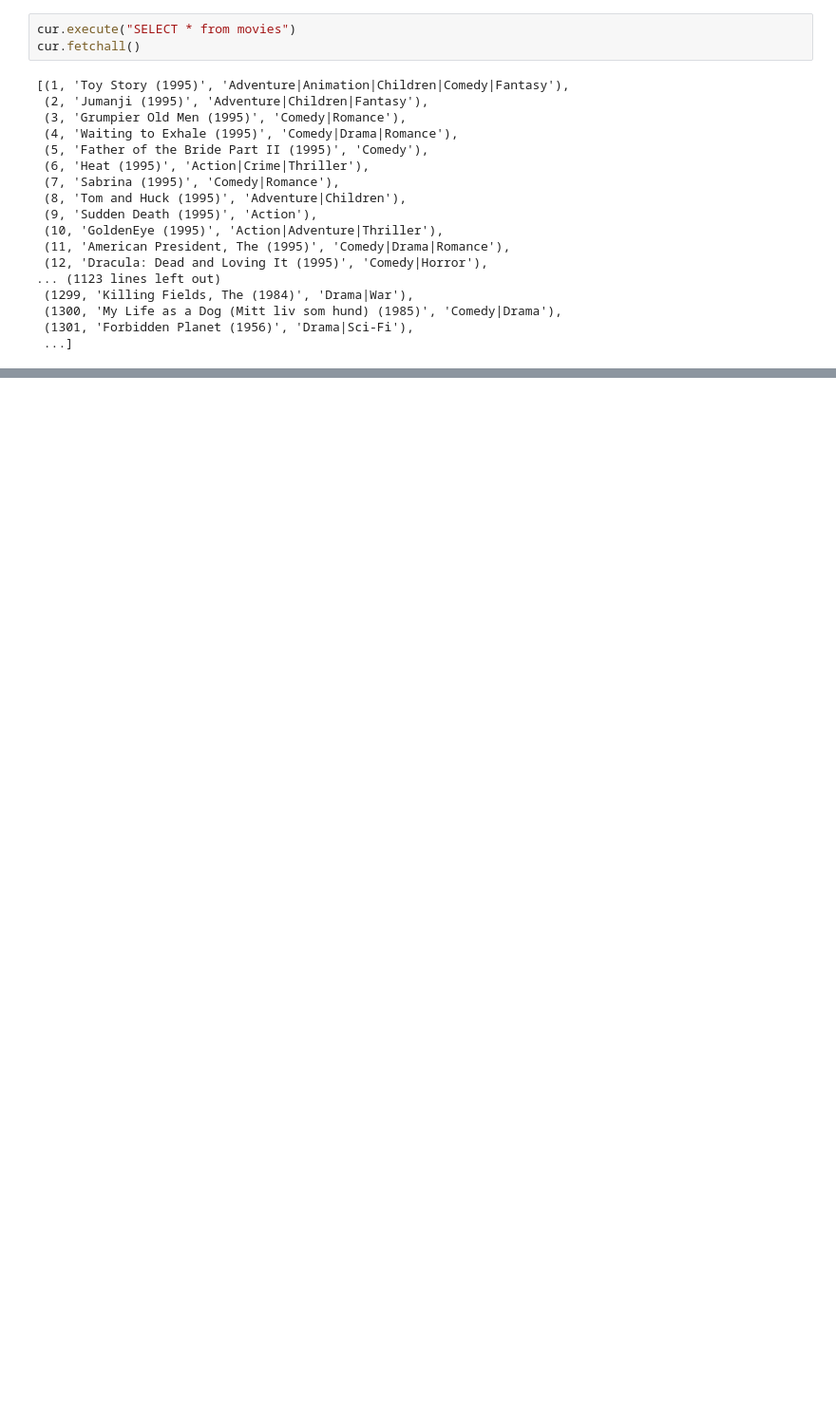
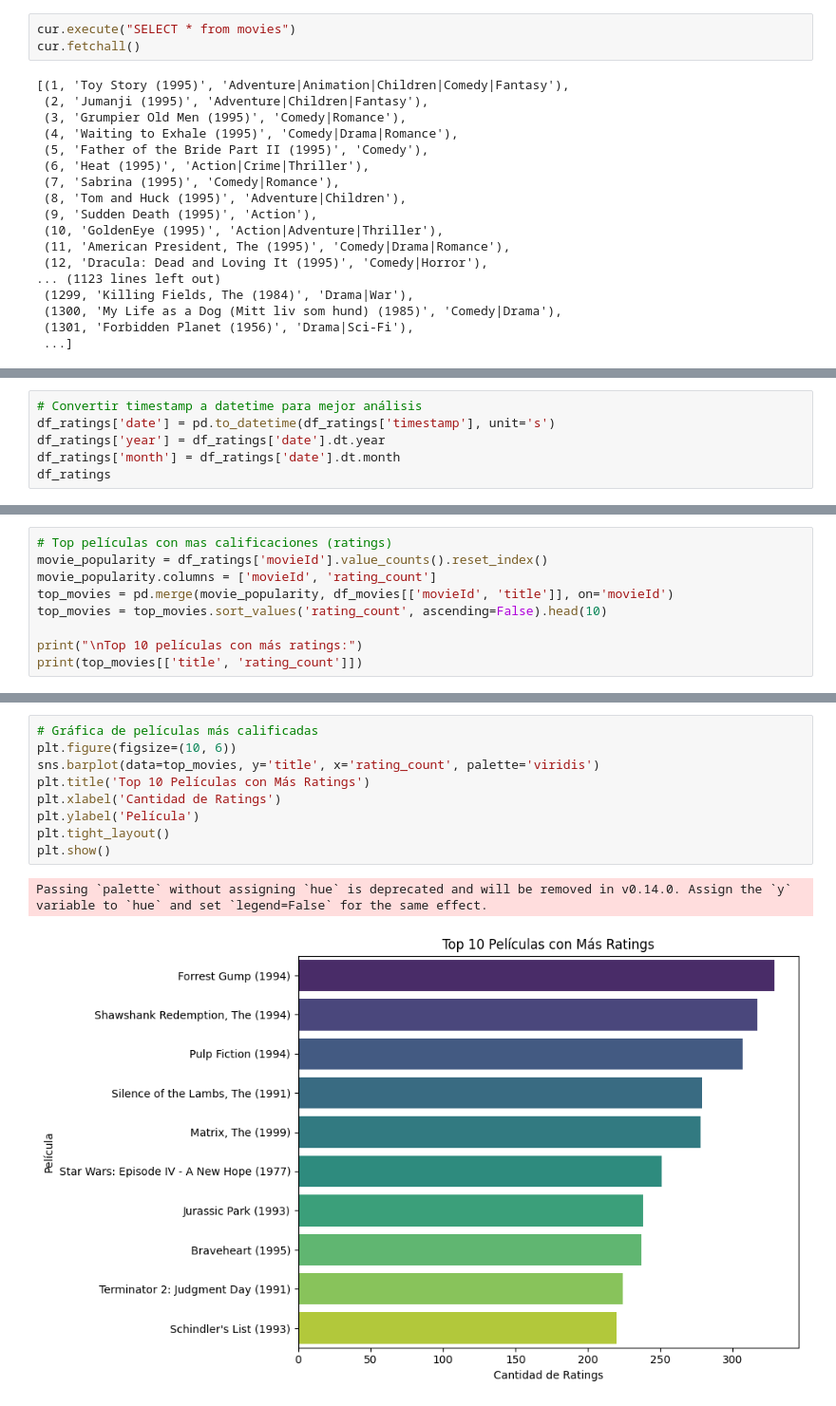
Before and after one commit to josedavidm12/sistemas_recomendacion, a Jupyter notebook: b_exploración_limpieza.ipynb, the cells around one changed output, grey strips where cells are left out. Shown: that part at 95% size. Saved outputs shown, nothing was run; the diff lists cells and outputs as text; blank space fills up the shorter version.

```diff
--- a/b_exploración_limpieza.ipynb
+++ b/b_exploración_limpieza.ipynb
@@ -217,0 +280,6 @@ dtype: int64
+# %%
+# Convertir timestamp a datetime para mejor análisis
+df_ratings['date'] = pd.to_datetime(df_ratings['timestamp'], unit='s')
+df_ratings['year'] = df_ratings['date'].dt.year
+df_ratings['month'] = df_ratings['date'].dt.month
+df_ratings
@@ -217,0 +360,9 @@ dtype: int64
+# %%
+# Top películas con mas calificaciones (ratings)
+movie_popularity = df_ratings['movieId'].value_counts().reset_index()
+movie_popularity.columns = ['movieId', 'rating_count']
+top_movies = pd.merge(movie_popularity, df_movies[['movieId', 'title']], on='movieId')
+top_movies = top_movies.sort_values('rating_count', ascending=False).head(10)
+
+print("\nTop 10 películas con más ratings:")
+print(top_movies[['title', 'rating_count']])
@@ -217,0 +382,12 @@ dtype: int64
+# %%
+# Gráfica de películas más calificadas
+plt.figure(figsize=(10, 6))
+sns.barplot(data=top_movies, y='title', x='rating_count', palette='viridis')
+plt.title('Top 10 Películas con Más Ratings')
+plt.xlabel('Cantidad de Ratings')
+plt.ylabel('Película')
+plt.tight_layout()
+plt.show()
+# %% [output]
+Passing `palette` without assigning `hue` is deprecated and will be removed in v0.14.0. Assign the `y` variable to `hue` and set `legend=False` for the same effect.
+[figure, added]
```
Also changed, not shown: parts of 50 cells of this notebook, 2 other files.
